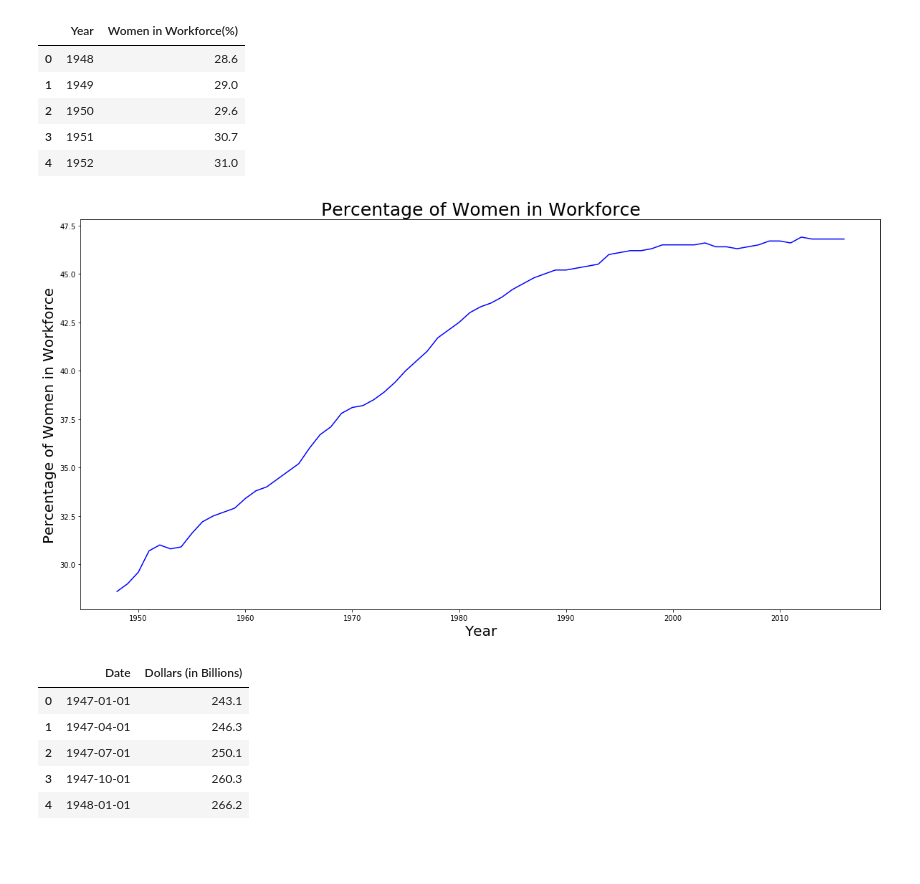
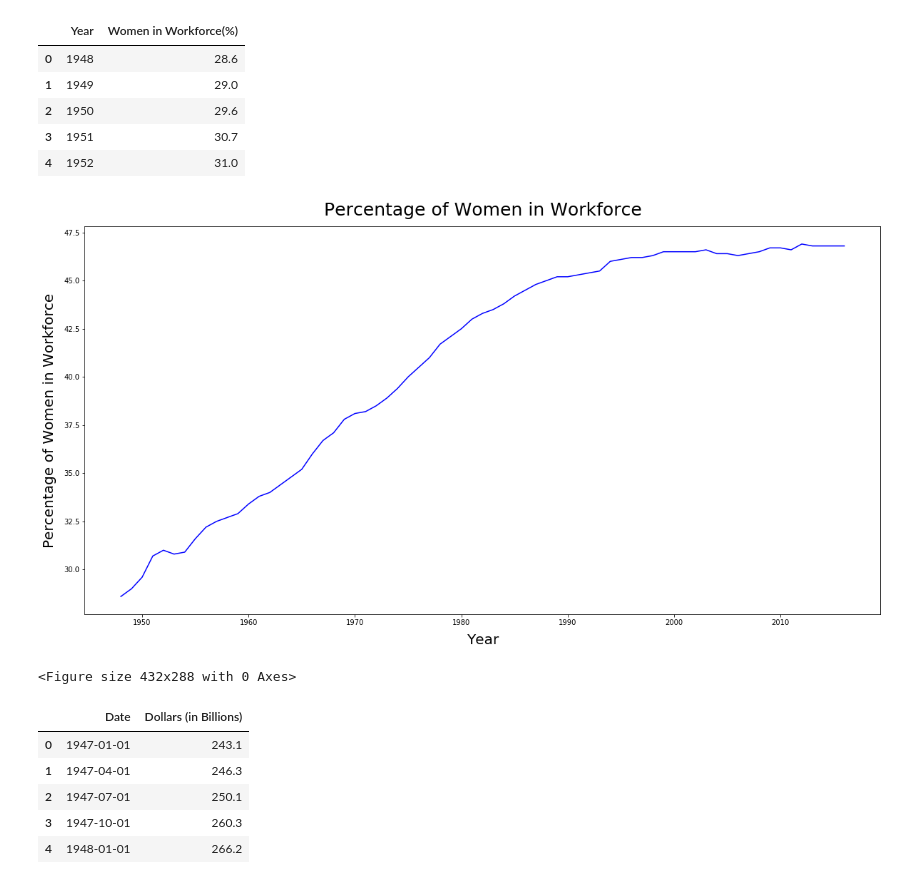
Before and after one commit to kathleeng77/Open-Source-Project-1, a Jupyter notebook: women-in-workforce-analysis.ipynb, the cells around one changed output. Cells and saved outputs as stored; diff of their text form; code cells hidden in the pictures; blank space fills up the shorter version.

```diff
--- a/women-in-workforce-analysis.ipynb
+++ b/women-in-workforce-analysis.ipynb
@@ -33,13 +33,16 @@ percent_women = percent_women_df["Women in Workforce(%)"]
 # %%
 # plot crude data % of women in workforce
 plt.figure(figsize=(20,10))
-plt.title("Percentage of Women in Workforce", fontsize=25)
-plt.xlabel("Year",  fontsize=20)
-plt.ylabel("Percentage of Women in Workforce", fontsize=20)
+plt.title("Percentage of Women in Workforce", fontsize=25, pad=15)
+plt.xlabel("Year",  fontsize=20, labelpad=10)
+plt.ylabel("Percentage of Women in Workforce", fontsize=20, labelpad=10)
 plt.plot(x_axis, percent_women, color='blue')
 plt.show()
+
+plt.savefig("Images/percentage-women-workforce-lineplot.png",bbox_inches="tight")
 # %% [output]
-[figure, old version]
+[figure, new version]
+<Figure size 432x288 with 0 Axes>
 # %%
 # read in second data set, rename columns, and display
 gdp_df = pd.read_csv('data/US_GDP_by_Quarter.csv')
```
Also changed, not shown: parts of 11 cells of this notebook, 17 other files.
